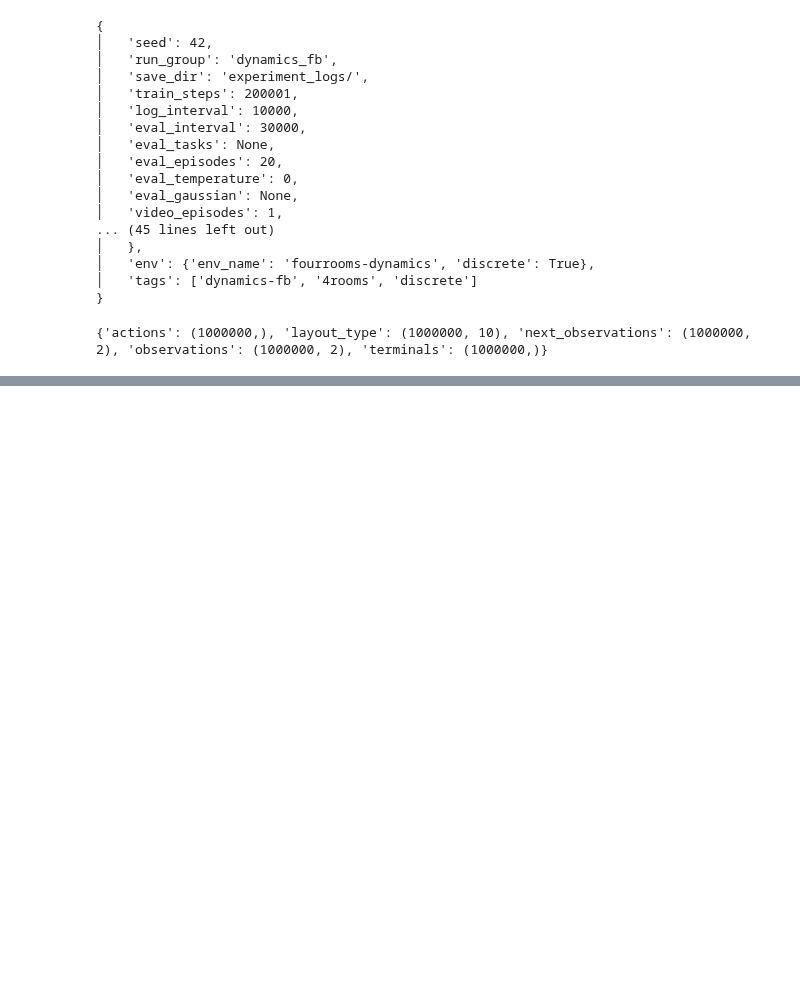
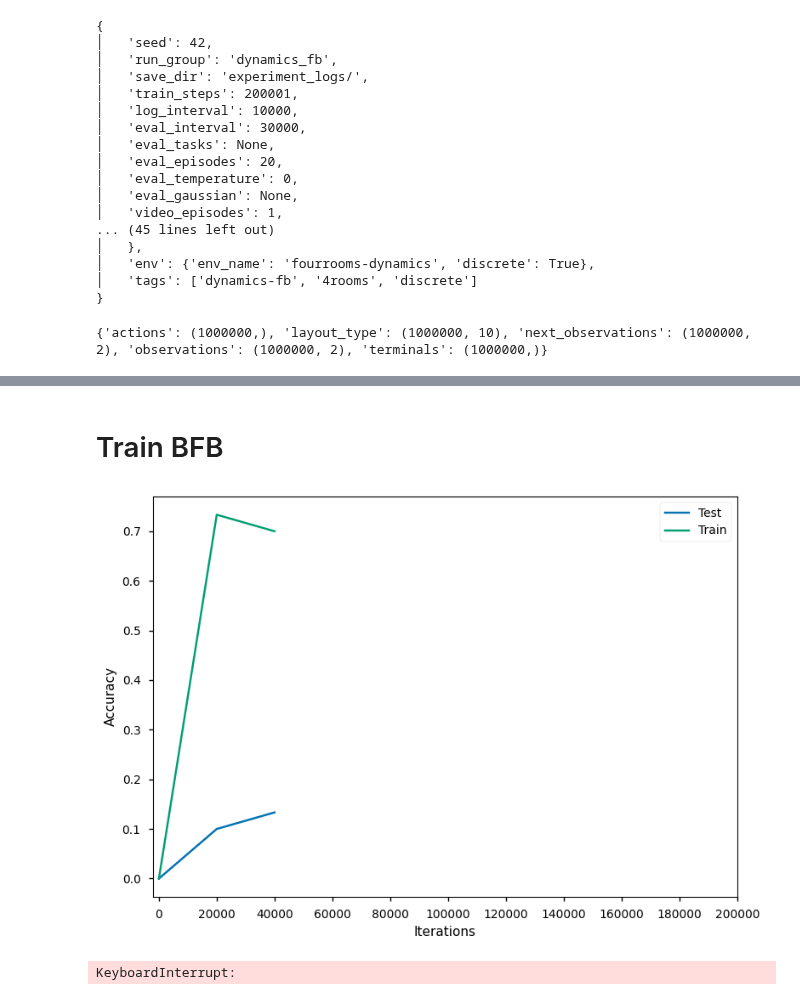
Before and after one commit to skylooop/BeliefConditionedFB, a Jupyter notebook: notebooks/dynamics_fb_4rooms.ipynb, the cells around one changed output, grey strips where cells are left out. Saved outputs shown, nothing was run; the diff lists cells and outputs as text; code cells hidden in the pictures; blank space fills up the shorter version.

```diff
--- a/notebooks/dynamics_fb_4rooms.ipynb
+++ b/notebooks/dynamics_fb_4rooms.ipynb
@@ -149,3 +143,5 @@ fb_agent, info = fb_agent.update(batch, train_context_embedding=True)
+# %% [markdown]
+# Train BFB
 # %%
 from envs.custom_mazes.env_utils import policy_image_fourrooms, value_image_fourrooms, plot_policy, get_canvas_image,\
     plot_value_image_fourrooms
@@ -232,7 +228,7 @@ pbar = tqdm(range(training_steps))
 eval_history_train = []
 eval_history_test = []
 
-PRETRAIN_ENCODER_STEPS = 50_000 # number of steps to train contexual transformer
+PRETRAIN_ENCODER_STEPS = 80_000 # number of steps to train contexual transformer
 
 for update_step in pbar:
     batch = gc_whole_dataset.sample(fb_config['agent']['batch_size'], layout_type=None, context_length=NUM_TRAIN_STEPS, get_traj_batch=True)[1]
@@ -317,33 +313,36 @@ for update_step in pbar:
             for env_id in range(NUM_TRAIN_LAYOUTS+100, NUM_TRAIN_LAYOUTS + 110):
                 env = FourRoomsMazeEnv(Maze(seed=env_id, maze_type='fourrooms_random_layouts'), max_steps=fb_config['agent']['context_len'])
                 env = EpisodeMonitor(env, filter_regexes=['.*privileged.*', '.*proprio.*'])
                 dataset_inference, env = random_exploration_fourrooms(env, num_episodes=1, layout_type=0, num_mdp=NUM_TRAIN_LAYOUTS, start_pos=START_POS)
                 dynamics_embedding_mean, dynamics_mean_std = fb_agent.network.select('dynamic_transformer')(dataset_inference['observations'][None], dataset_inference['actions'][None,:,None],
                                                                                             dataset_inference['next_observations'][None], train=False, return_embedding=True)
                 dynamics_embedding = dynamics_embedding_mean + jax.random.normal(key=GLOBAL_KEY, shape=dynamics_embedding_mean.shape) * jnp.exp(dynamics_mean_std)
                 dynamics_embedding=dynamics_embedding.squeeze()
                 eval_info, _, _ = evaluate_fourrooms_dynamics(
                         agent=fb_agent,
                         dynamics_embedding=dynamics_embedding,
                         env=env,
                         task_id=task_id,
                         config=None,
                         num_eval_episodes=5, ##
                         num_video_episodes=0,
                         video_frame_skip=1,
                         eval_temperature=0.0,
                         eval_gaussian=None,
                         start_pos=START_POS
                     )
                 eval_metrics.update(
                     {f'evaluation/task_{task_id}_{k}': v for k, v in eval_info.items() if k != 'total.timesteps'}
                     )
                 for k, v in eval_info.items():
                     overall_metrics[k].append(v)
 
         for k, v in overall_metrics.items():
             eval_metrics[f'evaluation/overall_{k}_ood'] = np.mean(v)
         eval_history_test.append(eval_metrics['evaluation/overall_episode.final_reward_ood'])
+# %% [output]
+[figure, added]
+KeyboardInterrupt:
 # %%
 plt.plot(eval_history_test, label='Test')
 plt.plot(eval_history_train, label='Train')
```
Also changed, not shown: parts of 11 cells of this notebook, 8 other files.
